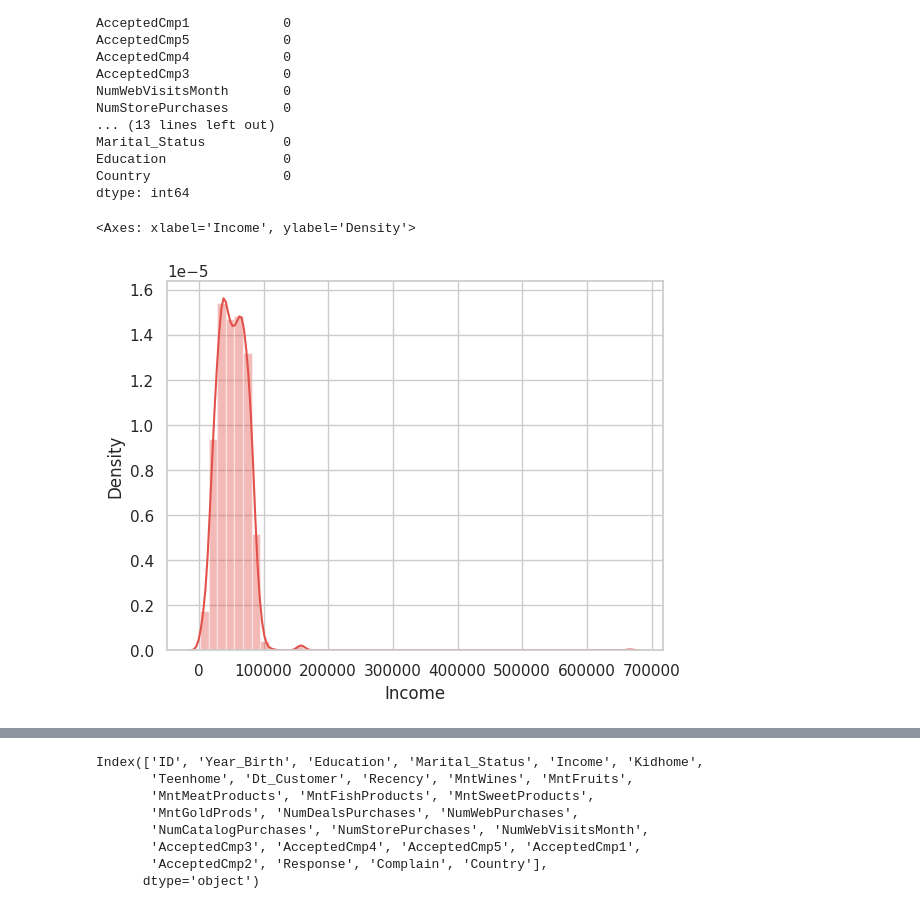
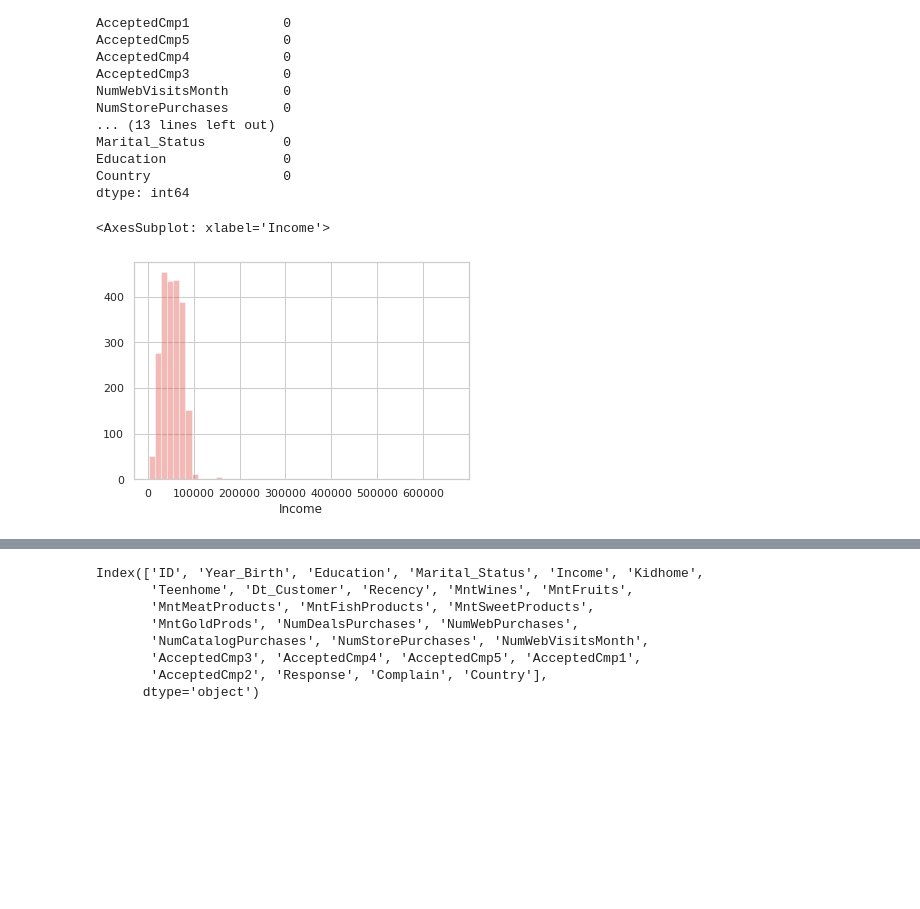
Before and after one commit to byancharizka/Marketing-Analytics-iFood, a Jupyter notebook: marketing_analytics.ipynb, the cells around one changed output, grey strips where cells are left out. Drawn from its saved outputs; the diff is of its cells as text; code cells hidden in the pictures; blank space fills up the shorter version.

```diff
--- a/marketing_analytics.ipynb
+++ b/marketing_analytics.ipynb
@@ -53,0 +26,4 @@ df.shape
+# %%
+# Import data
+df = pd.read_csv('marketing_data.csv')
+df.head()
@@ -231,10 +165,10 @@ Country                 0
 dtype: int64
 # %%
 # Mengecek distribusi data pada column Income menggunakan distplot
-sns.distplot(df['Income'])
+sns.distplot(df['Income'], kde=False, hist=True)
 # %% [output]
-<Axes: xlabel='Income', ylabel='Density'>
+<AxesSubplot: xlabel='Income'>
-[figure, old version]
+[figure, new version]
 # %%
 # Mengecek distribusi data pada column Income menggunakan boxplot
 df['Income'].plot(kind = 'box', figsize = (4,5))
```
Also changed, not shown: parts of 159 cells of this notebook.
